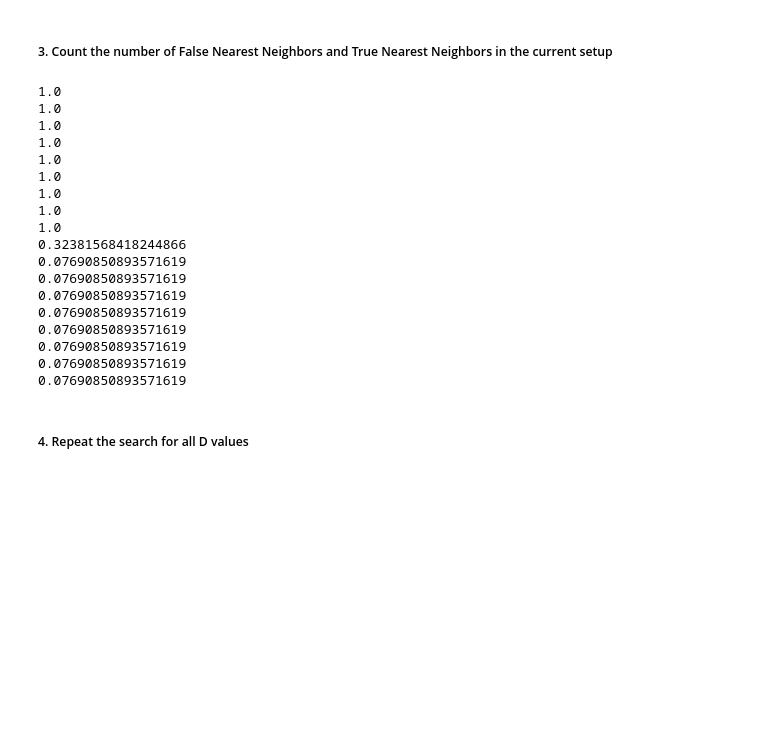
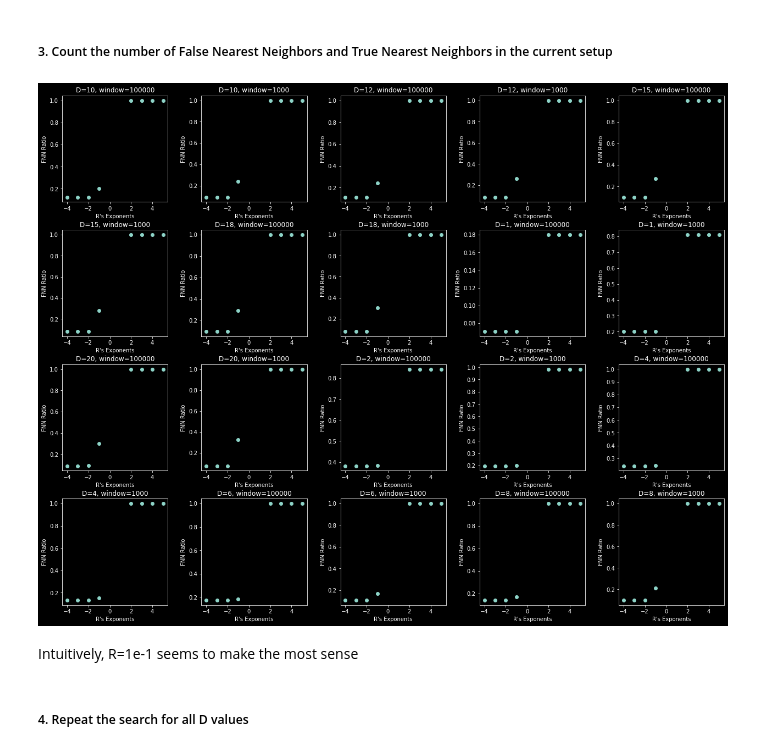
Before and after one commit to llfuller/DDF-HVC-CM-Neurons, a Jupyter notebook: false_nearest_neighbor_example.ipynb, the cells around one changed output. Cells and saved outputs as stored; diff of their text form; code cells hidden in the pictures; blank space fills up the shorter version.

```diff
--- a/false_nearest_neighbor_example.ipynb
+++ b/false_nearest_neighbor_example.ipynb
@@ -205,7 +218,15 @@ import re
 
 D_data_dict, D_index_dict = {}, {}
 root = "./FNN/FNN_min-dist_results/"
+try:
+    os.listdir(root)
+except:
+    root = "./FNN/"
+
 for filepath in os.listdir(root):
+    if 'min_datapairs' not in filepath:
+        continue
+    # print(filepath)
     D = int(re.search("D=([0-9]*)", filepath).group(1))
     window_size = int(re.search("window=([0-9]*)", filepath).group(1))
     data = True if re.search("datapoints", filepath) else False
@@ -213,8 +234,6 @@ for filepath in os.listdir(root):
         D_data_dict[(D, window_size)] = np.load(root+filepath)
     else:
         D_index_dict[(D, window_size)] = np.load(root+filepath)
-# D_2_index, D_2_data = np.load("./FNN/FNN_min-dist_results/min_datapairs_D=20_window=1000_datapoints.npy"), np.load("./FNN/FNN_min-dist_results/min_datapairs_D=20_window=1000_datapoints.npy")
-# D_2_index = D_2_index.astype(np.int64)
 # %%
 def count_fnn(index, dataset, threshold_R=1e-2):
     """
@@ -242,31 +261,36 @@ def count_fnn(index, dataset, threshold_R=1e-2):
         counter += 1
 
     return fnn / (fnn+tnn)
-
-# test the function on the first dataset
-exp = np.concatenate([np.arange(10, 1, -1), np.arange(-1, -10, -1)])
-for e in exp:
-    R = float(f'1e{e}')
-    fnn_ratio = count_fnn(D_2_index, D_2_data, threshold_R=R)
-    print(fnn_ratio)
-# %% [output]
-1.0
-1.0
-1.0
-1.0
-1.0
-1.0
-1.0
-1.0
-1.0
-0.32381568418244866
-0.07690850893571619
-0.07690850893571619
-0.07690850893571619
-0.07690850893571619
-0.07690850893571619
-0.07690850893571619
-0.07690850893571619
-0.07690850893571619
+# %%
+# evaluate each dataset's FNN ratio with different R values
+
+D_results = defaultdict(list) # list of fnn ratios for each (D, window_size combo)
+
+exp = np.concatenate([np.arange(5, 1, -1), np.arange(-1, -5, -1)]) # array([ 5,  4,  3,  2, -1, -2, -3, -4])
+
+for (d, window), d_data in tqdm(D_data_dict.items()):
+    for e in exp:
+        R = float(f'1e{e}')
+        fnn_ratio = count_fnn(D_index_dict[(d, window)], d_data, threshold_R=R)
+        D_results[(d, window)].append(fnn_ratio)
+# %%
+# plot fnn vs R for each D
+r,c=4, len(D_results)//4
+fig, axes = plt.subplots(r, c, figsize=(18, 14))
+fig.tight_layout(pad=3.0)
+r_i, c_i = 0, 0
+for (d, window), fnn_data in D_results.items():
+    axes[r_i, c_i].set_title(f'D={d}, window={window}')
+    axes[r_i, c_i].set_xlabel("R's Exponents")
+    axes[r_i, c_i].set_ylabel("FNN Ratio")
+    axes[r_i, c_i].scatter(exp, fnn_data)
+    c_i +=1
+    if c_i == c:
+        c_i = 0
+        r_i +=1
+# %% [output]
+[figure, added]
+# %% [markdown]
+Intuitively, R=1e-1 seems to make the most sense
 # %% [markdown]
 ##### 4. Repeat the search for all D values
```
Also changed, not shown: parts of 4 cells of this notebook.
